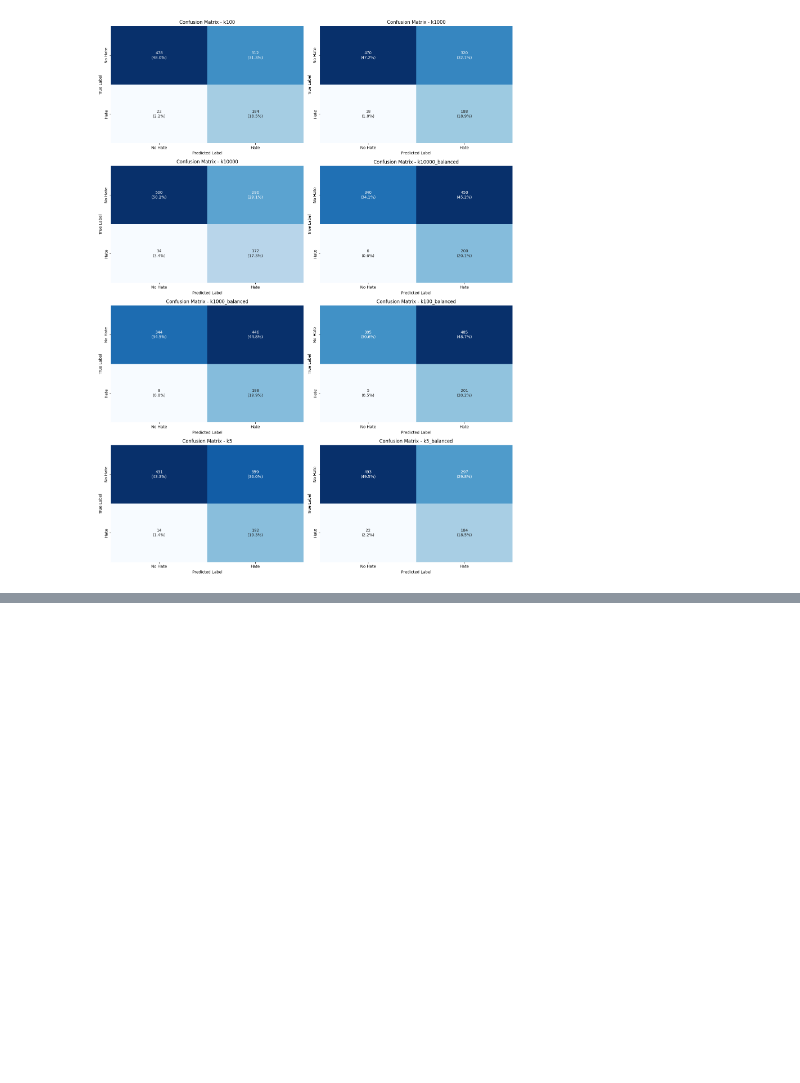
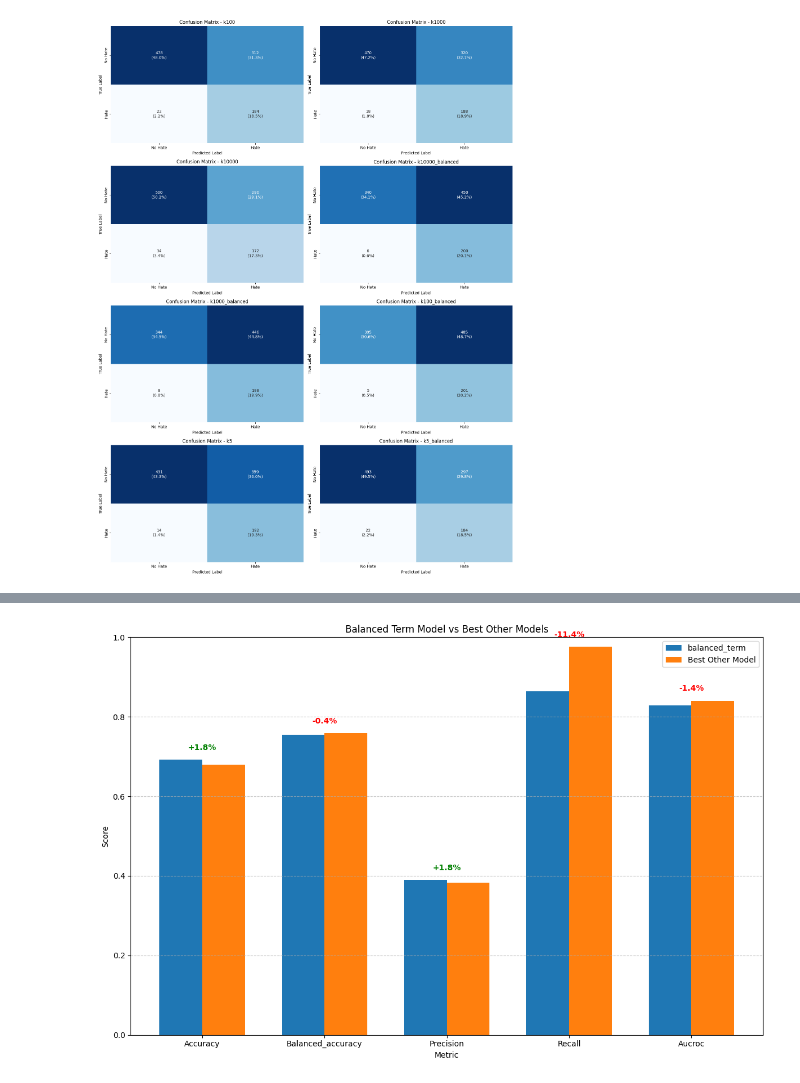
Before and after one commit to alex-dias/modernbert-hs, a Jupyter notebook: knn_modernbert_trainer.ipynb, the cells around one changed output, grey strips where cells are left out. Cells and saved outputs as stored; diff of their text form; code cells hidden in the pictures; blank space fills up the shorter version.

```diff
--- a/knn_modernbert_trainer.ipynb
+++ b/knn_modernbert_trainer.ipynb
@@ -761,3 +773,92 @@ else:
     print("No metrics data available for confusion matrices.")
 # %% [output]
 [figure]
+# %%
+# Compare balanced_term model performance with others
+if 'balanced_term' in direct_evaluation_results and direct_evaluation_results['balanced_term'].get('results') is not None:
+    bt_results = direct_evaluation_results['balanced_term']['results']
+
+    # Create a comparison dataframe
+    comparison_metrics = ['accuracy', 'balanced_accuracy', 'precision', 'recall', 'aucroc']
+    comparison_df = pd.DataFrame(columns=['Metric', 'balanced_term', 'best_other_model', 'best_other_value', 'improvement'])
+
+    # Find best model excluding balanced_term for each metric
+    for metric in comparison_metrics:
+        best_other_value = 0
+        best_other_model = ''
+
+        for model_name, eval_result in direct_evaluation_results.items():
+            if model_name != 'balanced_term' and eval_result.get('results') is not None:
+                value = eval_result['results'].get(metric, 0)
+                if value > best_other_value:
+                    best_other_value = value
+                    best_other_model = model_name
+
+        bt_value = bt_results.get(metric, 0)
+        improvement = ((bt_value - best_other_value) / best_other_value) * 100 if best_other_value > 0 else 0
+
+        comparison_df = pd.concat([comparison_df, pd.DataFrame({
+            'Metric': [metric.capitalize()],
+            'balanced_term': [bt_value],
+            'best_other_model': [best_other_model],
+            'best_other_value': [best_other_value],
+            'improvement': [improvement]
+        })])
+
+    # Print comparison table
+    comparison_df.reset_index(drop=True, inplace=True)
+    print("Performance comparison between balanced_term model and best other models:")
+    print(comparison_df)
+
+    # Create bar chart comparing balanced_term with best models
+    plt.figure(figsize=(12, 8))
+
+    x = np.arange(len(comparison_metrics))
+    width = 0.35
+
+    plt.bar(x - width/2, comparison_df['balanced_term'], width, label='balanced_term')
+    plt.bar(x + width/2, comparison_df['best_other_value'], width, label='Best Other Model')
+
+    plt.xlabel('Metric')
+    plt.ylabel('Score')
+    plt.title('Balanced Term Model vs Best Other Models')
+    plt.xticks(x, [m.capitalize() for m in comparison_metrics])
+    plt.ylim(0, 1.0)
+    plt.legend()
+    plt.grid(axis='y', linestyle='--', alpha=0.7)
+
+    # Add improvement percentage text above the bars
+    for i, improvement in enumerate(comparison_df['improvement']):
+        bt_value = comparison_df['balanced_term'].iloc[i]
+        best_other = comparison_df['best_other_value'].iloc[i]
+
+        if improvement > 0:
+            color = 'green'
+            label = f'+{improvement:.1f}%'
+        else:
+            color = 'red'
+            label = f'{improvement:.1f}%'
+
+        plt.text(i, max(bt_value, best_other) + 0.02, label, ha='center', va='bottom', color=color, fontweight='bold')
+
+    plt.tight_layout()
+    plt.savefig('models_knn/balanced_term_comparison.png', dpi=300, bbox_inches='tight')
+    plt.show()
+
+    # Also add this to the summary file
+    with open('models_knn/balanced_term_comparison.txt', 'w') as f:
+        f.write("Performance comparison between balanced_term model and best other models:\n")
+        f.write(comparison_df.to_string(index=False))
+        f.write("\n\nThis analysis shows the impact of using the balanced term approach compared to the best performing models from other approaches.\n")
+
+        # Add a summary assessment
+        better_count = sum(1 for imp in comparison_df['improvement'] if imp > 0)
+        if better_count >= 3:
+            f.write("\nOverall, the balanced term approach shows significant improvement across multiple metrics, indicating that proper term balancing leads to better performance on the Russian test set.\n")
+        elif better_count >= 1:
+            f.write("\nThe balanced term approach shows some improvement on certain metrics, suggesting that term balancing can be beneficial but may need further refinement.\n")
+        else:
+            f.write("\nThe balanced term approach did not outperform existing models on the selected metrics. Further investigation may be needed to understand why and improve the approach.\n")
+else:
+    print("Balanced term model results not available for comparison.")
+# %% [output]
@@ -763,0 +879 @@ else:
+[figure, added]
```
Also changed, not shown: parts of 16 cells of this notebook, 1 other file.
